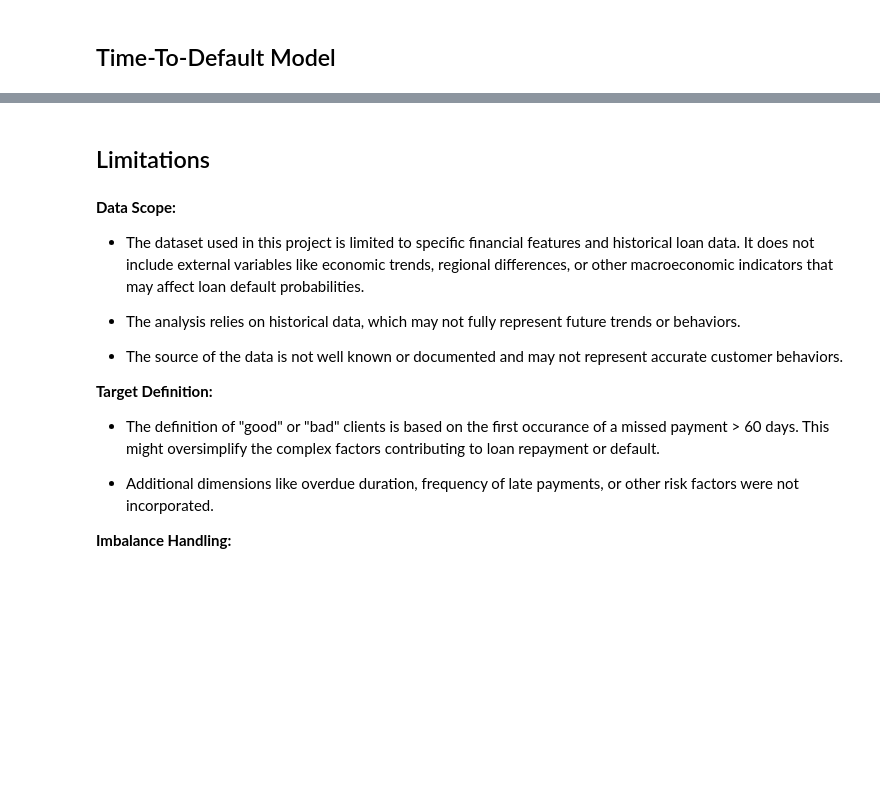
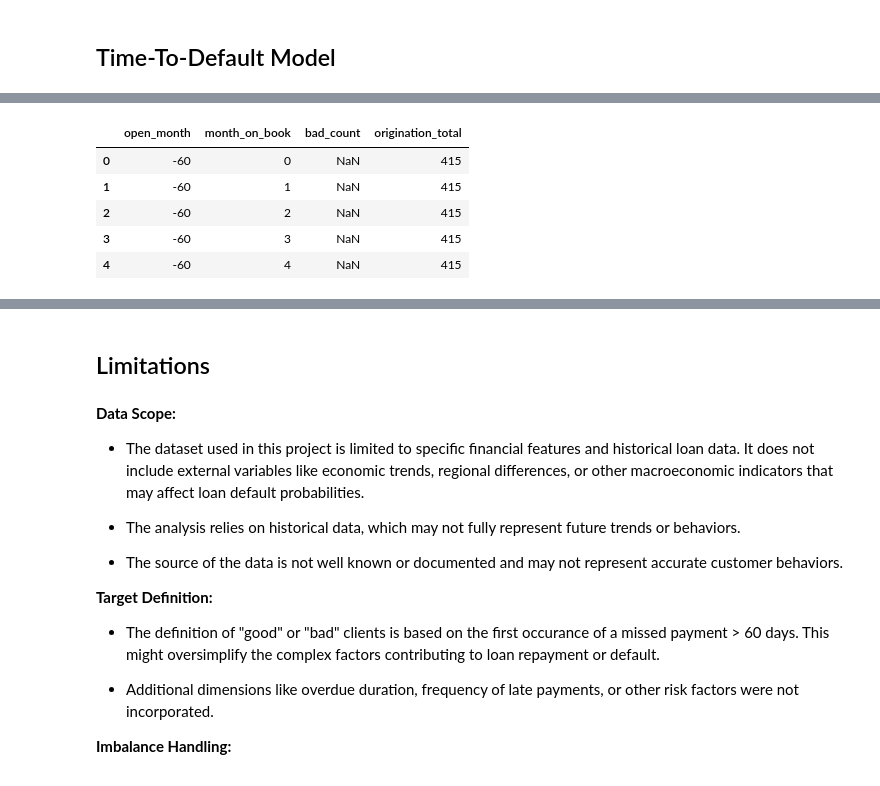
Before and after one commit to jaelar0/ml_credit_project, a Jupyter notebook: final_project.ipynb, the cells around one changed output, grey strips where cells are left out. Cells and saved outputs as stored; diff of their text form; code cells hidden in the pictures; blank space fills up the shorter version.

```diff
--- a/final_project.ipynb
+++ b/final_project.ipynb
@@ -695,0 +717,12 @@ plt.show()
+# %%
+# Starting with Vintage analysis of portfolio
+
+vintage_df = credit0.copy()
+tot_borrowers = credit0.copy()
+# counting how many loans were originated at month x
+# only counting one ID per origination month
+tot_orig_borrowers = tot_borrowers[['ID', 'open_month']].drop_duplicates().groupby(['open_month']).agg({'ID': ['count']})
+tot_orig_borrowers.reset_index(inplace = True)
+tot_orig_borrowers.columns = ['open_month', 'origination_total']
+
+tot_orig_borrowers.head()
@@ -695,0 +736,24 @@ plt.show()
+# %%
+
+# this is pivot will create a cumulative count
+vintage_df = vintage_df.groupby(['open_month','month_on_book']).agg({'ID': ['count']})
+vintage_df.reset_index(inplace = True)
+vintage_df.columns = ['open_month','month_on_book','origination_book_total']
+
+# setting bad_count = null for now, next part counts bad borrowers
+vintage_df['bad_count'] = np.nan
+# delete aggerate column since its cumulative
+vintage_df = vintage_df[['open_month','month_on_book','bad_count']]
+# getting total loan per month
+vintage_df = pd.merge(vintage_df, tot_orig_borrowers, on = ['open_month'], how = 'left')
+# Only observing costumers with loan term greater than or equal to a year
+vintage_df = vintage_df[abs(vintage_df['open_month']) > 11]
+
+vintage_df.head()
+# %% [output]
+|  | open_month | month_on_book | bad_count | origination_total |
+| 0 | -60 | 0 | NaN | 415 |
+| 1 | -60 | 1 | NaN | 415 |
+| 2 | -60 | 2 | NaN | 415 |
+| 3 | -60 | 3 | NaN | 415 |
+| 4 | -60 | 4 | NaN | 415 |
```
Also changed, not shown: parts of 19 cells of this notebook.
